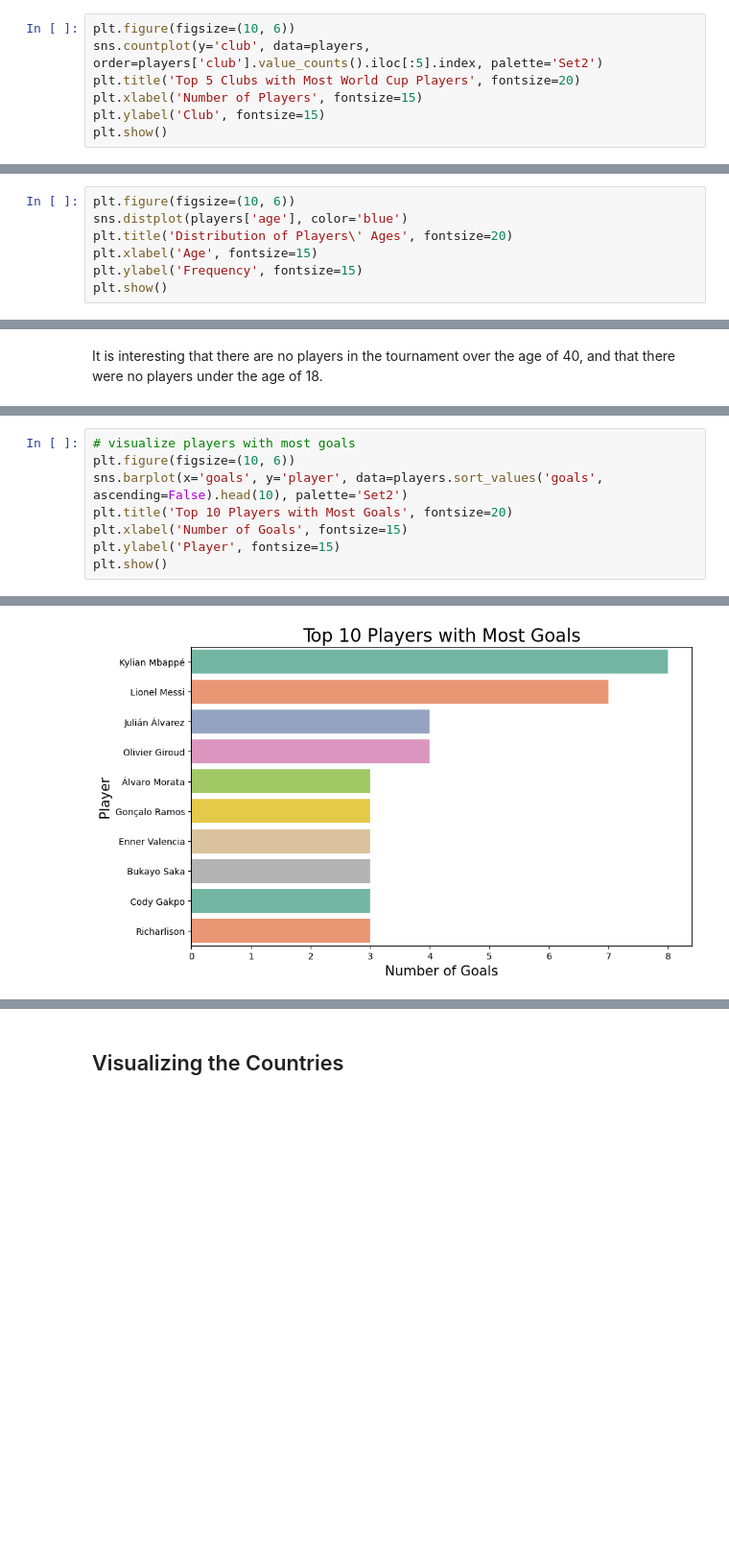
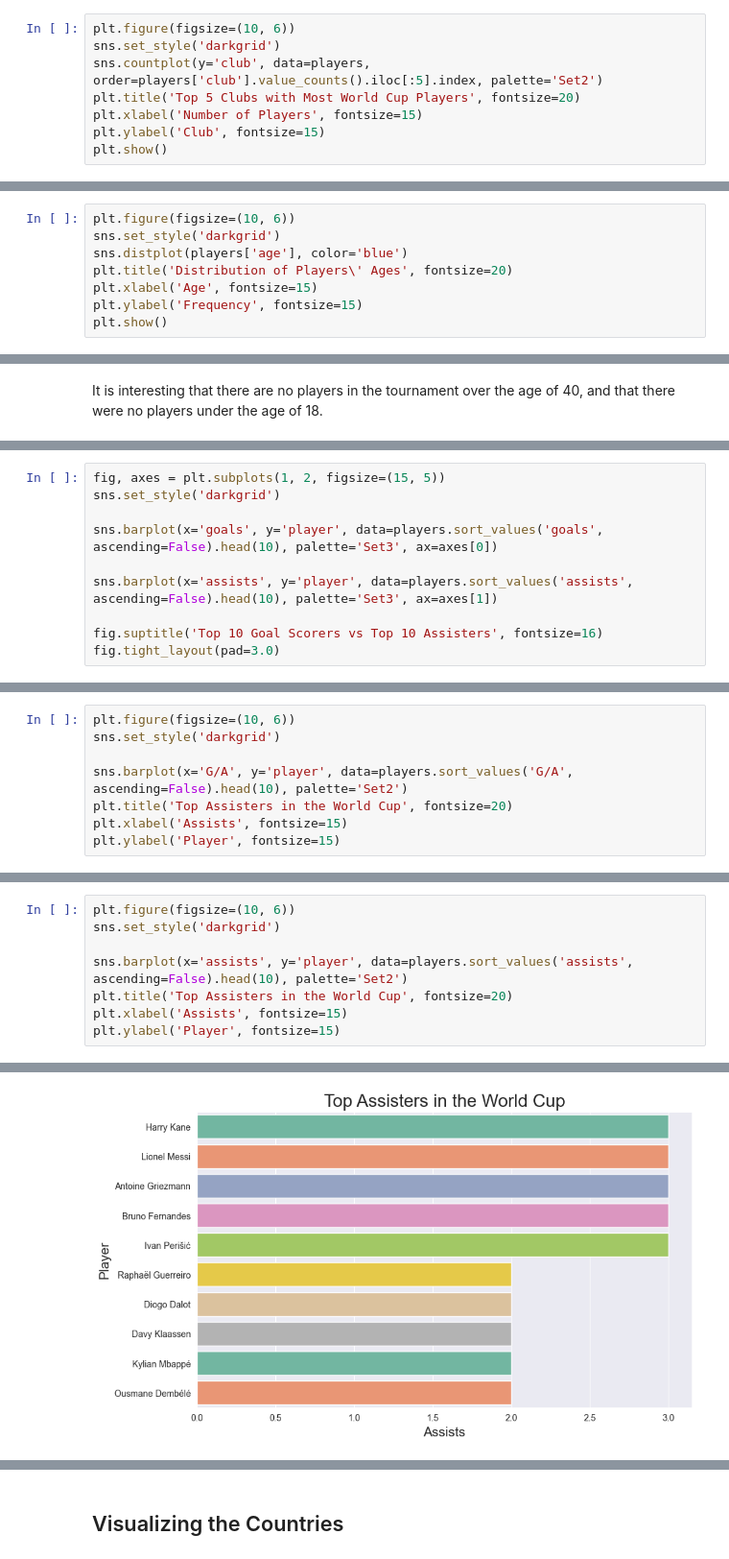
Before and after one commit to ccvale/2022-Qatar-World-Cup-Analysis, a Jupyter notebook: worldcup.ipynb, the cells around one changed output, grey strips where cells are left out. Shown at 96% size. Saved outputs shown, nothing was run; the diff lists cells and outputs as text; blank space fills up the shorter version.

Commit message:
added assists and G/A

```diff
--- a/worldcup.ipynb
+++ b/worldcup.ipynb
@@ -438,6 +439,7 @@ Some things we want to see with our players:
 - Top players under 21 goals + assists (g/a)
 # %%
 plt.figure(figsize=(10, 6))
+sns.set_style('darkgrid')
 sns.countplot(y='club', data=players, order=players['club'].value_counts().iloc[:5].index, palette='Set2')
 plt.title('Top 5 Clubs with Most World Cup Players', fontsize=20)
 plt.xlabel('Number of Players', fontsize=15)
@@ -460,5 +462,6 @@ ax = players['position'].value_counts().plot(kind='pie',
 # %%
 plt.figure(figsize=(10, 6))
+sns.set_style('darkgrid')
 sns.distplot(players['age'], color='blue')
 plt.title('Distribution of Players\' Ages', fontsize=20)
 plt.xlabel('Age', fontsize=15)
@@ -494,0 +547,10 @@ It is interesting that there are no players in the tournament over the age of 40
+# %%
+fig, axes = plt.subplots(1, 2, figsize=(15, 5))
+sns.set_style('darkgrid')
+
+sns.barplot(x='goals', y='player', data=players.sort_values('goals', ascending=False).head(10), palette='Set3', ax=axes[0])
+
+sns.barplot(x='assists', y='player', data=players.sort_values('assists', ascending=False).head(10), palette='Set3', ax=axes[1])
+
+fig.suptitle('Top 10 Goal Scorers vs Top 10 Assisters', fontsize=16)
+fig.tight_layout(pad=3.0)
@@ -494,0 +559,8 @@ It is interesting that there are no players in the tournament over the age of 40
+# %%
+plt.figure(figsize=(10, 6))
+sns.set_style('darkgrid')
+
+sns.barplot(x='G/A', y='player', data=players.sort_values('G/A', ascending=False).head(10), palette='Set2')
+plt.title('Top Assisters in the World Cup', fontsize=20)
+plt.xlabel('Assists', fontsize=15)
+plt.ylabel('Player', fontsize=15)
@@ -495,9 +570,9 @@ It is interesting that there are no players in the tournament over the age of 40
 # %%
-# visualize players with most goals
 plt.figure(figsize=(10, 6))
-sns.barplot(x='goals', y='player', data=players.sort_values('goals', ascending=False).head(10), palette='Set2')
-plt.title('Top 10 Players with Most Goals', fontsize=20)
-plt.xlabel('Number of Goals', fontsize=15)
+sns.set_style('darkgrid')
+
+sns.barplot(x='assists', y='player', data=players.sort_values('assists', ascending=False).head(10), palette='Set2')
+plt.title('Top Assisters in the World Cup', fontsize=20)
+plt.xlabel('Assists', fontsize=15)
 plt.ylabel('Player', fontsize=15)
-plt.show()
 # %% [output]
@@ -504 +580 @@ plt.show()
-[figure, old version]
+[figure, new version]
```
Also changed, not shown: parts of 22 cells of this notebook, 1 other file.
